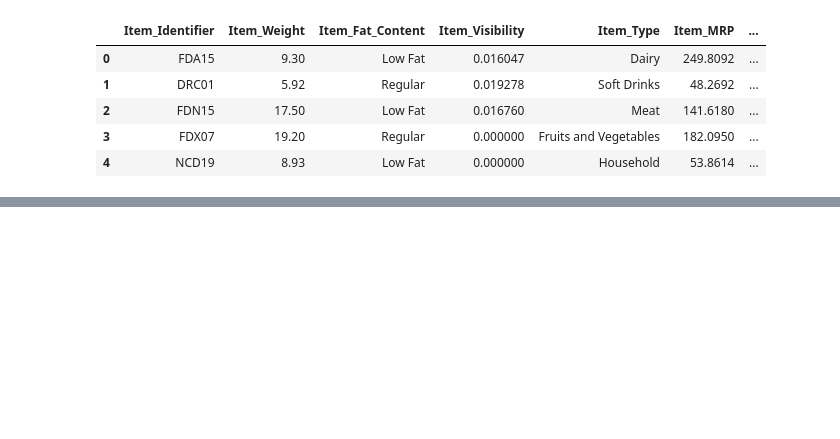
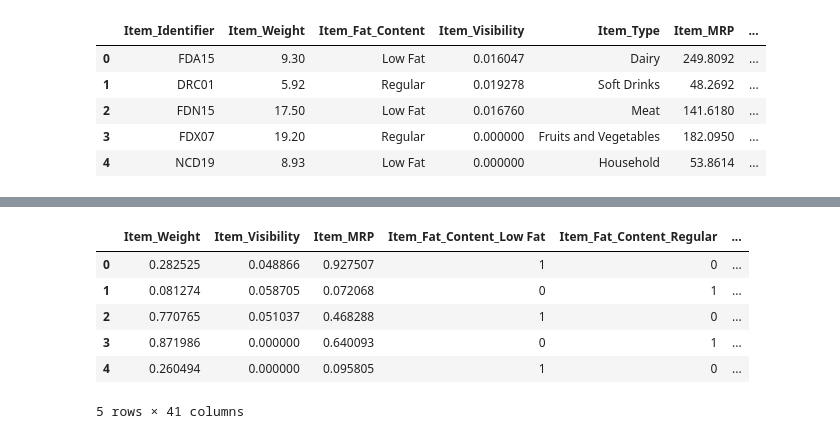
Before and after one commit to jlang62/machine-learning-exercises, a Jupyter notebook: exam/notebooks/Problem4.ipynb, the cells around one changed output, grey strips where cells are left out. Cells and saved outputs as stored; diff of their text form; code cells hidden in the pictures; blank space fills up the shorter version.

```diff
--- a/exam/notebooks/Problem4.ipynb
+++ b/exam/notebooks/Problem4.ipynb
@@ -129,6 +121,15 @@ df.head()
 # %%
-X = df.drop(['Item_Outlet_Sales'], axis=1)
-y = df['Item_Outlet_Sales']
+X = pd.get_dummies(df_sub.drop(['Item_Outlet_Sales'], axis=1))
+y = df_sub['Item_Outlet_Sales']
+X.head()
+# %% [output]
+|  | Item_Weight | Item_Visibility | Item_MRP | Item_Fat_Content_Low Fat | Item_Fat_Content_Regular | ... |
+| 0 | 0.282525 | 0.048866 | 0.927507 | 1 | 0 | ... |
+| 1 | 0.081274 | 0.058705 | 0.072068 | 0 | 1 | ... |
+| 2 | 0.770765 | 0.051037 | 0.468288 | 1 | 0 | ... |
+| 3 | 0.871986 | 0.000000 | 0.640093 | 0 | 1 | ... |
+| 4 | 0.260494 | 0.000000 | 0.095805 | 1 | 0 | ... |
+5 rows × 41 columns
 # %%
 X.shape, y.shape
 # %% [output]
```
Also changed, not shown: parts of 20 cells of this notebook.
